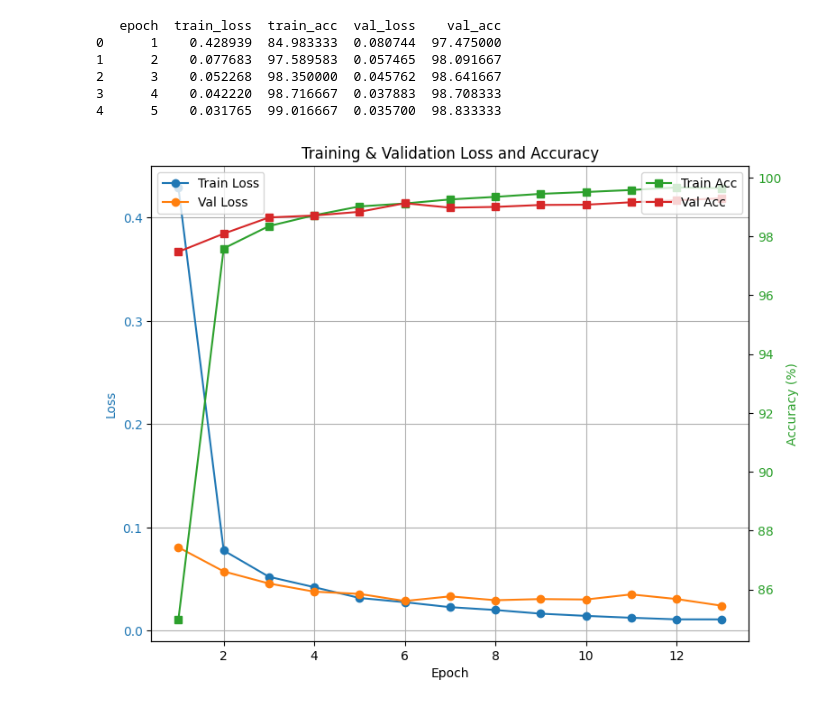
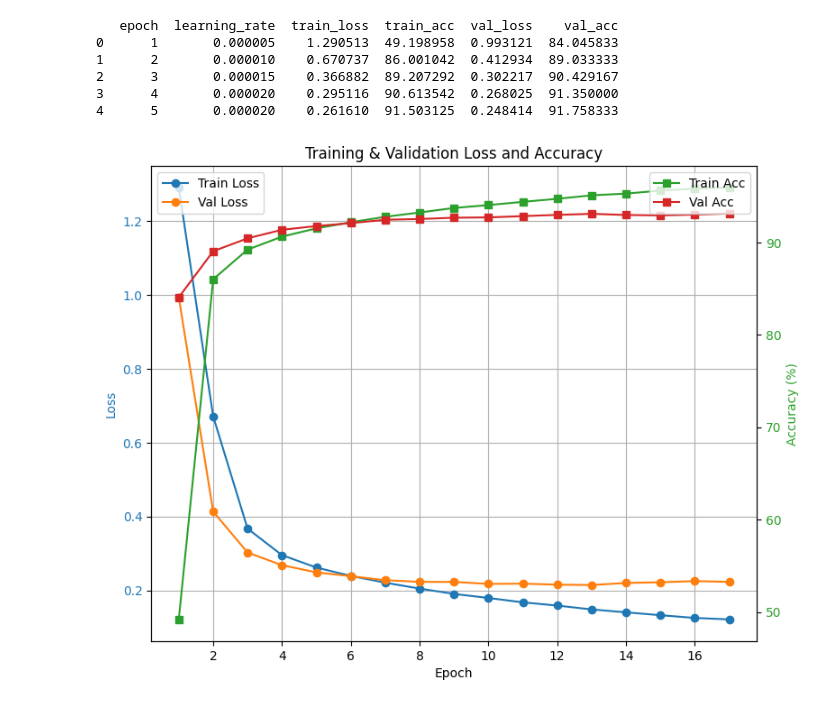
Before and after one commit to tangpan360/pytorch_template, a Jupyter notebook: visualization/visualization_loss_acc.ipynb, the cells around one changed output. Cells and saved outputs as stored; diff of their text form; code cells hidden in the pictures.

```diff
--- a/visualization/visualization_loss_acc.ipynb
+++ b/visualization/visualization_loss_acc.ipynb
@@ -4,7 +4,7 @@ import pandas as pd
 import matplotlib.pyplot as plt
 
 # 1. 读取 JSON Lines 文件：每行都是一个 JSON 对象
-log_path = "../logs/mnist/training_metrics.jsonl"
+log_path = "../logs/ag_news/training_metrics.jsonl"
 
 records = []
 with open(log_path, 'r', encoding='utf-8') as f:
@@ -19,40 +19,40 @@ df = pd.DataFrame(records)
 
 # 3. 查看前几行，验证结构
 print(df.head())
 
 # 4. 创建一个图形对象，包含一个主轴 ax1 用于绘制 loss 曲线
 fig, ax1 = plt.subplots(figsize=(8, 6))
 
 # 绘制训练/验证的 loss 曲线
 ax1.plot(df["epoch"], df["train_loss"], label="Train Loss", marker='o', color='tab:blue')
 ax1.plot(df["epoch"], df["val_loss"], label="Val Loss", marker='o', color='tab:orange')
 ax1.set_xlabel("Epoch")
 ax1.set_ylabel("Loss", color='tab:blue')
 ax1.tick_params(axis='y', labelcolor='tab:blue')
 ax1.legend(loc='upper left')
 ax1.grid(True)
 
 # 创建第二个 y 轴 ax2 用于绘制 accuracy 曲线
 ax2 = ax1.twinx()  # instantiate a second axes that shares the same x-axis
 
 # 绘制训练/验证的 accuracy 曲线
 ax2.plot(df["epoch"], df["train_acc"], label="Train Acc", marker='s', color='tab:green')
 ax2.plot(df["epoch"], df["val_acc"], label="Val Acc", marker='s', color='tab:red')
 ax2.set_ylabel("Accuracy (%)", color='tab:green')  # we already handled the x-label with ax1
 ax2.tick_params(axis='y', labelcolor='tab:green')
 ax2.legend(loc='upper right')
 
 fig.tight_layout()  # otherwise the right y-label is slightly clipped
 plt.title("Training & Validation Loss and Accuracy")
 plt.show()
 # %% [output]
-   epoch  train_loss  train_acc  val_loss    val_acc
-0      1    0.428939  84.983333  0.080744  97.475000
-1      2    0.077683  97.589583  0.057465  98.091667
-2      3    0.052268  98.350000  0.045762  98.641667
-3      4    0.042220  98.716667  0.037883  98.708333
-4      5    0.031765  99.016667  0.035700  98.833333
+   epoch  learning_rate  train_loss  train_acc  val_loss    val_acc
+0      1       0.000005    1.290513  49.198958  0.993121  84.045833
+1      2       0.000010    0.670737  86.001042  0.412934  89.033333
+2      3       0.000015    0.366882  89.207292  0.302217  90.429167
+3      4       0.000020    0.295116  90.613542  0.268025  91.350000
+4      5       0.000020    0.261610  91.503125  0.248414  91.758333
-[figure, old version]
+[figure, new version]
 # %%
 # import json
 # import pandas as pd
```
Also changed, not shown: 6 other files.
